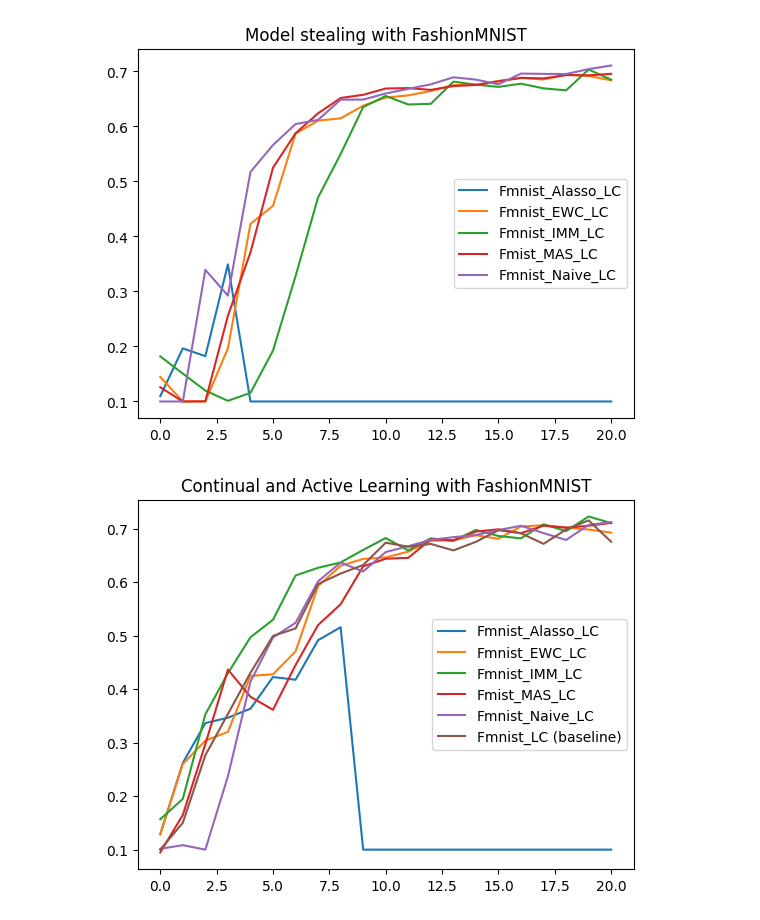
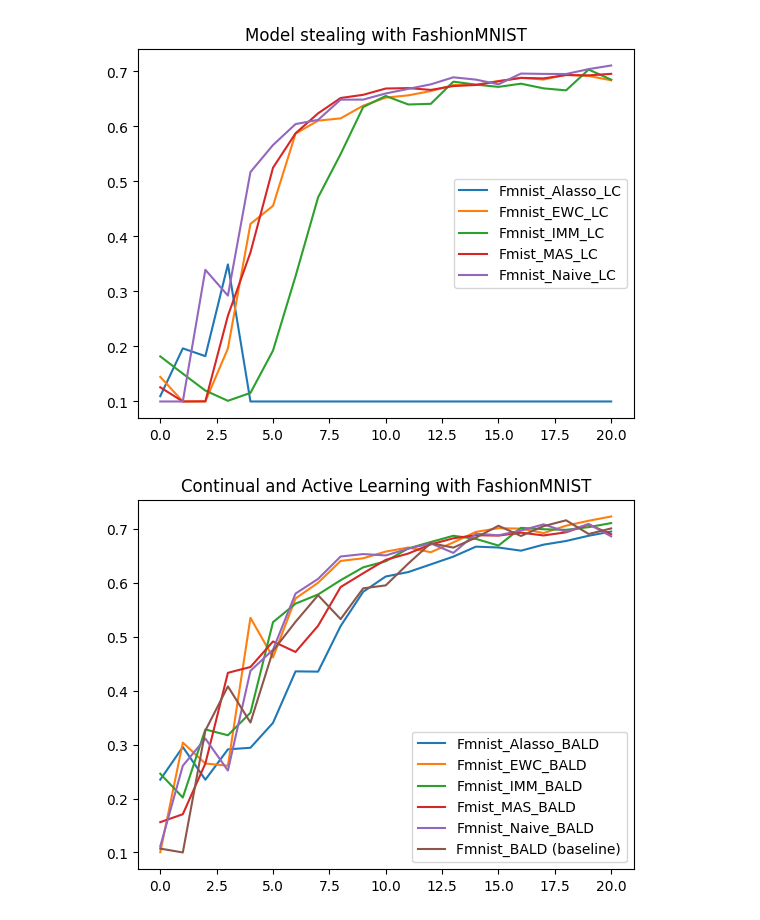
Before and after one commit to FelixMoeller3/calms, a Jupyter notebook: src/evaluation/eval_model_stealing.ipynb, the cells around one changed output. Drawn from its saved outputs; the diff is of its cells as text; code cells hidden in the pictures.

```diff
--- a/src/evaluation/eval_model_stealing.ipynb
+++ b/src/evaluation/eval_model_stealing.ipynb
@@ -89,40 +80,40 @@ plt.show()
 # %%
 # cl&al (no model stealing)
 fmnist_naive_random = [0.147, 0.1664, 0.1897, 0.2863, 0.4147, 0.4893, 0.5382, 0.5853, 0.5988, 0.632, 0.6426, 0.6433, 0.6591, 0.6777, 0.6483, 0.6744, 0.6468, 0.6894, 0.6964, 0.6918, 0.7068]
 fmnist_ewc_random = [0.1019, 0.2903, 0.2917, 0.2826, 0.3443, 0.4297, 0.443, 0.5007, 0.5344, 0.5861, 0.633, 0.6452, 0.6638, 0.6506, 0.685, 0.6891, 0.6878, 0.689, 0.6957, 0.6928, 0.6961]
 fmnist_mas_random = [0.177, 0.2749, 0.3379, 0.4415, 0.4217, 0.4212, 0.4925, 0.526, 0.5874, 0.6235, 0.628, 0.6304, 0.6688, 0.6723, 0.685, 0.6787, 0.6839, 0.6876, 0.687, 0.6959, 0.6863]
 fmnist_imm_random = [0.1002, 0.165, 0.196, 0.3292, 0.3868, 0.4149, 0.4977, 0.5731, 0.6076, 0.6287, 0.6416, 0.6547, 0.6543, 0.663, 0.6759, 0.68, 0.6971, 0.6829, 0.6803, 0.7052, 0.7109]
 fmnist_alasso_random = [0.1184, 0.1584, 0.2497, 0.3294, 0.3601, 0.4024, 0.4338, 0.4541, 0.4763, 0.4892, 0.4676, 0.4639, 0.4751, 0.4882, 0.5219, 0.5592, 0.5728, 0.6073, 0.6225, 0.6568, 0.6628]
 
 fmnist_naive_bald =  [0.1113, 0.261, 0.3114, 0.2521, 0.4372, 0.4764, 0.5806, 0.6078, 0.6494, 0.6539, 0.6514, 0.6639, 0.6737, 0.6561, 0.6916, 0.6888, 0.6976, 0.7091, 0.6952, 0.7099, 0.6867]
 fmnist_ewc_bald = [0.1005, 0.304, 0.2651, 0.2611, 0.5356, 0.4621, 0.5715, 0.6007, 0.6412, 0.6461, 0.6585, 0.6661, 0.6573, 0.6756, 0.6951, 0.7019, 0.7012, 0.6929, 0.7066, 0.7157, 0.7237]
 fmnist_mas_bald = [0.1563, 0.171, 0.2651, 0.4335, 0.4443, 0.4917, 0.4722, 0.5208, 0.5927, 0.6183, 0.6432, 0.6549, 0.6719, 0.6832, 0.6889, 0.6882, 0.6937, 0.6885, 0.6943, 0.7088, 0.6906]
 fmnist_imm_bald = [0.2462, 0.202, 0.3284, 0.3176, 0.3594, 0.5275, 0.5619, 0.5789, 0.6054, 0.6293, 0.6405, 0.6644, 0.6763, 0.6879, 0.6821, 0.6697, 0.7026, 0.7, 0.6989, 0.7039, 0.7114]
 fmnist_alasso_bald = [0.2352, 0.2958, 0.2351, 0.2914, 0.2944, 0.3406, 0.4362, 0.4357, 0.5203, 0.5839, 0.6123, 0.6205, 0.6348, 0.6492, 0.6677, 0.6661, 0.6602, 0.6714, 0.6782, 0.6879, 0.6957]
 
 fmnist_naive_lc = [0.1015, 0.1084, 0.1, 0.237, 0.4137, 0.4967, 0.5239, 0.6015, 0.6366, 0.6199, 0.6562, 0.6671, 0.6791, 0.684, 0.6881, 0.6973, 0.7053, 0.6916, 0.6789, 0.707, 0.712]
 fmnist_ewc_lc = [0.1288, 0.2599, 0.3037, 0.3202, 0.4247, 0.4277, 0.4705, 0.5927, 0.6306, 0.6434, 0.6462, 0.657, 0.6773, 0.6781, 0.6876, 0.681, 0.704, 0.7063, 0.702, 0.6982, 0.6925]
 fmnist_mas_lc = [0.0947, 0.1648, 0.2972, 0.4366, 0.3857, 0.3615, 0.445, 0.5198, 0.5586, 0.6295, 0.6437, 0.6454, 0.6799, 0.6781, 0.6945, 0.6987, 0.6914, 0.7055, 0.7018, 0.7053, 0.7108]
 fmnist_imm_lc = [0.1567, 0.1949, 0.3529, 0.4297, 0.4969, 0.5297, 0.6124, 0.6268, 0.6368, 0.6602, 0.6824, 0.6593, 0.6819, 0.6771, 0.6975, 0.6862, 0.6818, 0.7081, 0.6953, 0.7227, 0.7103]
 fmnist_alasso_lc = [0.1288, 0.2621, 0.3365, 0.3466, 0.3634, 0.4226, 0.4176, 0.4915, 0.5157, 0.1, 0.1, 0.1, 0.1, 0.1, 0.1, 0.1, 0.1, 0.1, 0.1, 0.1, 0.1]
 
 # Active learning evaluation (baselines)
 fmnist_random = [0.1271, 0.3319, 0.411, 0.4578, 0.4456, 0.4395, 0.3713, 0.5763, 0.5776, 0.6081, 0.6485, 0.6548, 0.6273, 0.6336, 0.6783, 0.683, 0.6837, 0.6861, 0.6908, 0.7153, 0.696]
 fmnist_BALD =  [0.1072, 0.1, 0.3263, 0.4083, 0.3412, 0.4743, 0.5282, 0.5775, 0.5332, 0.5903, 0.5958, 0.6363, 0.6742, 0.6659, 0.6844, 0.7065, 0.6875, 0.7057, 0.7166, 0.6912, 0.7015]
 fmnist_LC = [0.1, 0.1502, 0.2764, 0.3536, 0.4304, 0.4995, 0.5134, 0.5964, 0.616, 0.632, 0.6737, 0.6662, 0.6714, 0.6593, 0.6753, 0.697, 0.6914, 0.6715, 0.6984, 0.7154, 0.6754]
 
 
-plt.plot(fmnist_alasso_random,label="Fmnist_Alasso_Random")
-plt.plot(fmnist_ewc_random,label="Fmnist_EWC_Random")
-plt.plot(fmnist_imm_random,label="Fmnist_IMM_Random")
-plt.plot(fmnist_mas_random,label="Fmist_MAS_Random")
-plt.plot(fmnist_naive_random,label="Fmnist_Naive_Random")
-plt.plot(fmnist_random,label="Fmnist_Ramdom (baseline)")
+plt.plot(fmnist_alasso_bald,label="Fmnist_Alasso_BALD")
+plt.plot(fmnist_ewc_bald,label="Fmnist_EWC_BALD")
+plt.plot(fmnist_imm_bald,label="Fmnist_IMM_BALD")
+plt.plot(fmnist_mas_bald,label="Fmist_MAS_BALD")
+plt.plot(fmnist_naive_bald,label="Fmnist_Naive_BALD")
+plt.plot(fmnist_BALD,label="Fmnist_BALD (baseline)")
 plt.legend()
 plt.title("Continual and Active Learning with FashionMNIST")
 plt.show()
 # %% [output]
-[figure, old version]
+[figure, new version]
 # %%
 # Active learning evaluation
 fmnist_random = [0.1271, 0.3319, 0.411, 0.4578, 0.4456, 0.4395, 0.3713, 0.5763, 0.5776, 0.6081, 0.6485, 0.6548, 0.6273, 0.6336, 0.6783, 0.683, 0.6837, 0.6861, 0.6908, 0.7153, 0.696]
```
Also changed, not shown: parts of 1 cell of this notebook, 30 other files.
